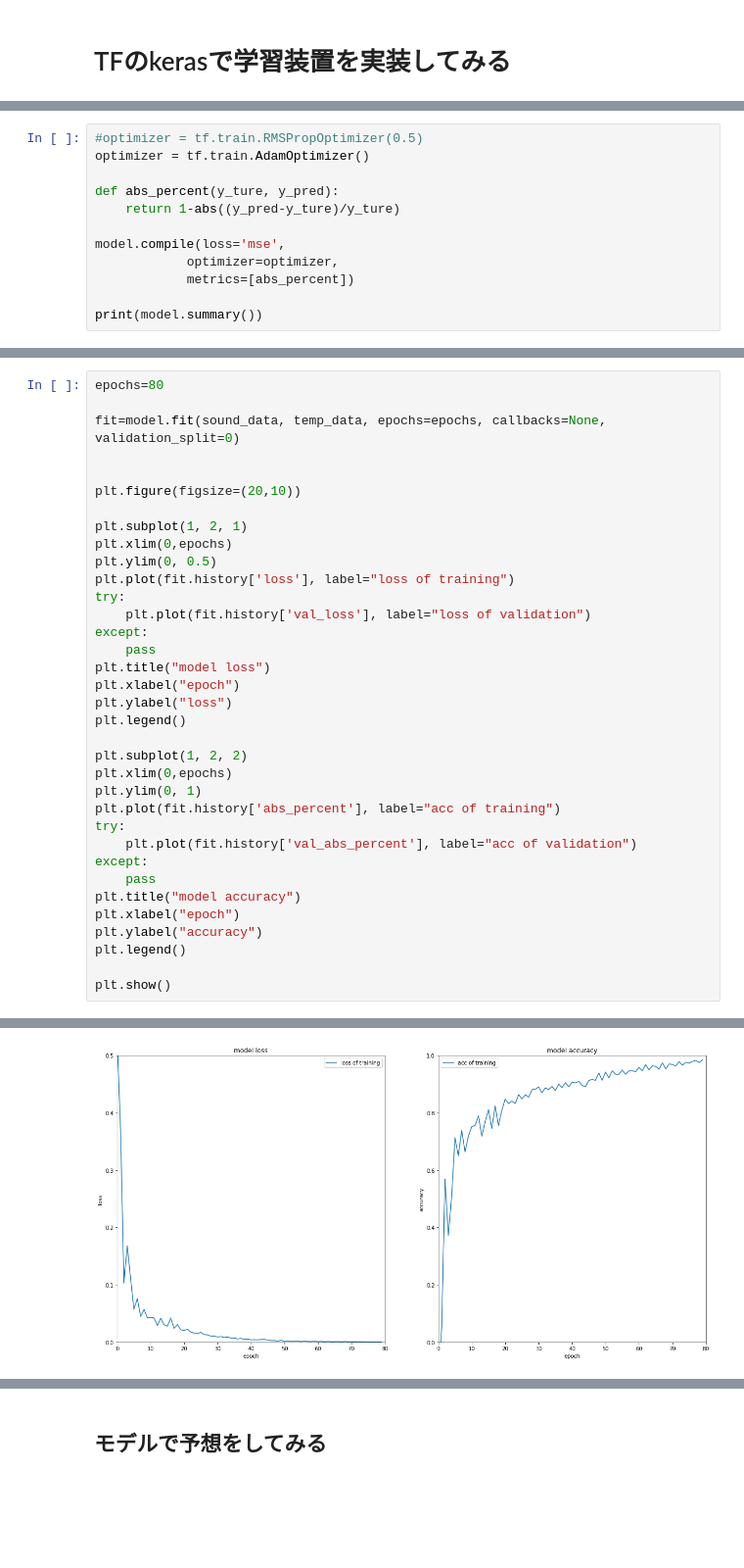
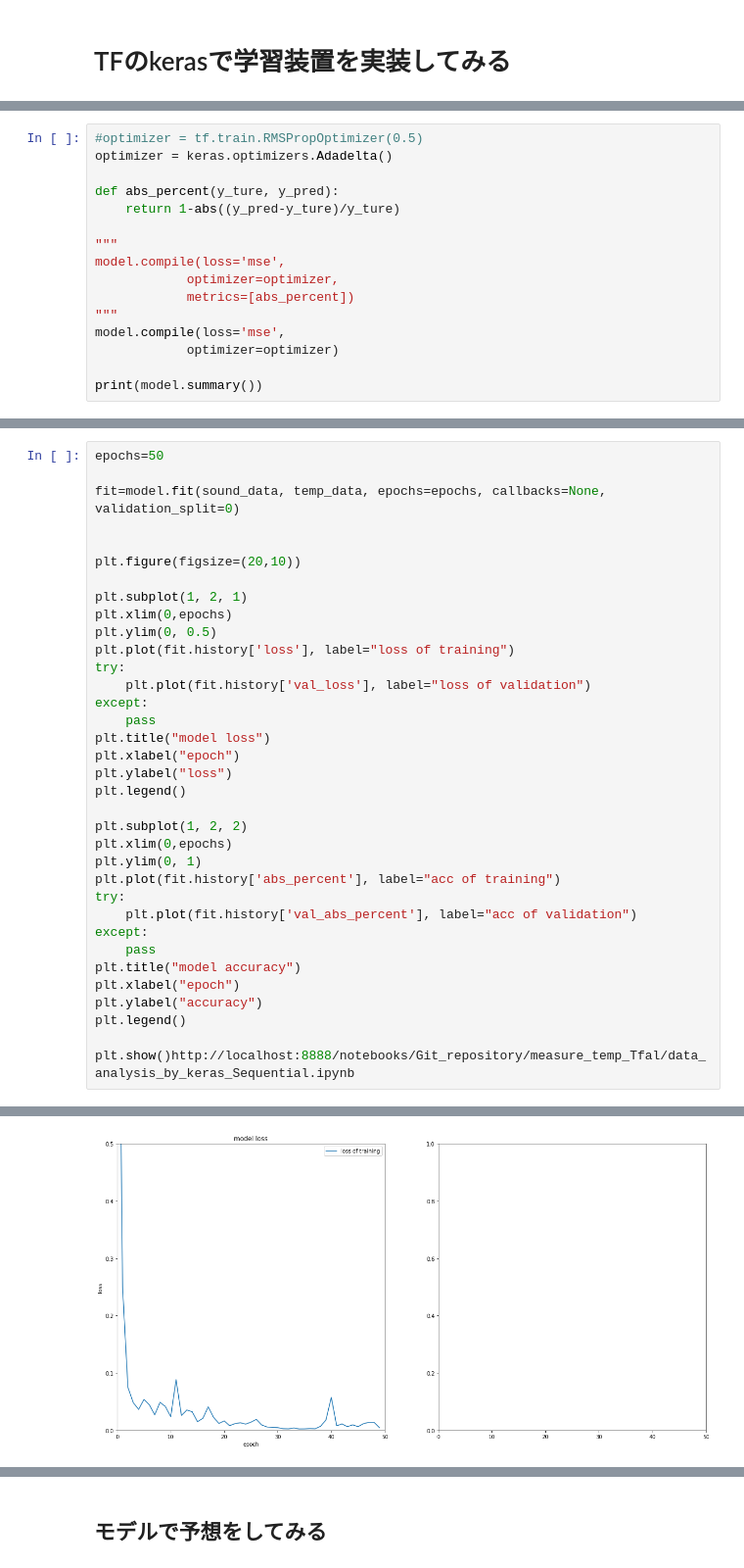
Before and after one commit to ac-yasushi/measure_temp_Tfal, a Jupyter notebook: data_analysis_by_keras_Sequential.ipynb, the cells around one changed output, grey strips where cells are left out. Shown: that part at 98% size. Cells and saved outputs as stored; diff of their text form; blank space fills up the shorter version.

Commit message:
In-situ measure

```diff
--- a/data_analysis_by_keras_Sequential.ipynb
+++ b/data_analysis_by_keras_Sequential.ipynb
@@ -91,13 +97,17 @@ model=keras.Sequential([
 # %%
 #optimizer = tf.train.RMSPropOptimizer(0.5)
-optimizer = tf.train.AdamOptimizer()
+optimizer = keras.optimizers.Adadelta()
 
 def abs_percent(y_ture, y_pred):
     return 1-abs((y_pred-y_ture)/y_ture)
 
+"""
 model.compile(loss='mse',
             optimizer=optimizer,
             metrics=[abs_percent])
+"""
+model.compile(loss='mse',
+            optimizer=optimizer)
 
 print(model.summary())
 # %% [output]
@@ -120,7 +130,7 @@ Non-trainable params: 0
 _________________________________________________________________
 None
 # %%
-epochs=80
+epochs=50
 
 fit=model.fit(sound_data, temp_data, epochs=epochs, callbacks=None, validation_split=0)
 
@@ -153,5 +163,5 @@ plt.xlabel("epoch")
 plt.ylabel("accuracy")
 plt.legend()
 
-plt.show()
+plt.show()http://localhost:8888/notebooks/Git_repository/measure_temp_Tfal/data_analysis_by_keras_Sequential.ipynb
 # %% [output]
@@ -175,4 +186,4 @@ Epoch 80/80
-[figure, old version]
+[figure, new version]
 # %%
 test_loss, test_acc = model.evaluate(sound_data, temp_data)
 
```
Also changed, not shown: parts of 10 cells of this notebook, 2 other files.
